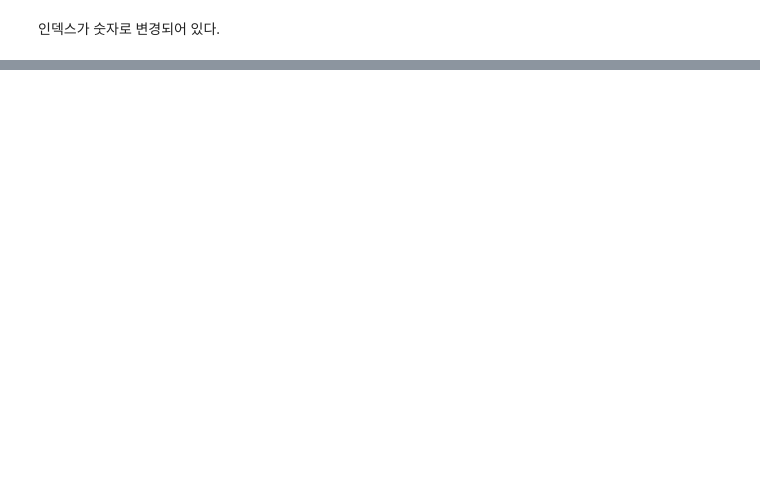
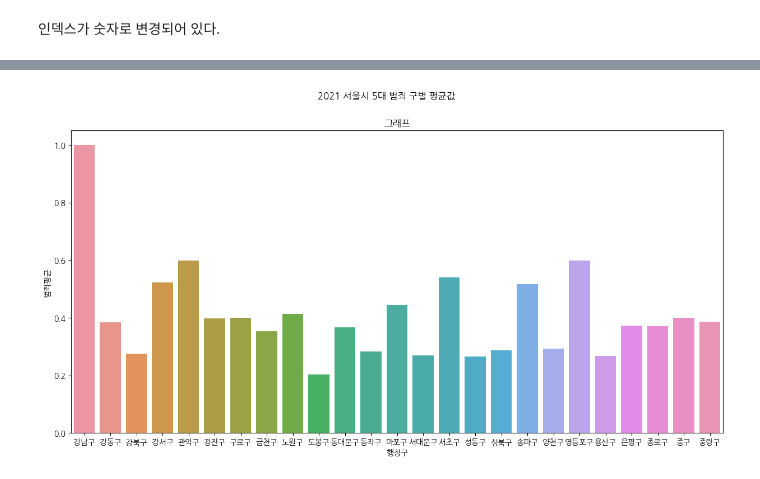
Before and after one commit to dragon11112222/seoul_crime, a Jupyter notebook: EDA/src/231110seoul_crime_project.ipynb, the cells around one changed output, grey strips where cells are left out. Saved outputs shown, nothing was run; the diff lists cells and outputs as text; code cells hidden in the pictures; blank space fills up the shorter version.

```diff
--- a/EDA/src/231110seoul_crime_project.ipynb
+++ b/EDA/src/231110seoul_crime_project.ipynb
@@ -835,0 +859,7 @@ crime_gu_norm_new.head()
+# %%
+fig, ax = plt.subplots(figsize = (15, 7))
+ax = sns.barplot(crime_gu_norm_new, x=crime_gu_norm_new.index, y='범죄평균').set(title='그래프')
+fig.suptitle('2021 서울시 5대 범죄 구별 평균값')
+fig.show();
+# %% [output]
+[figure, added]
```
Also changed, not shown: parts of 4 cells of this notebook.
